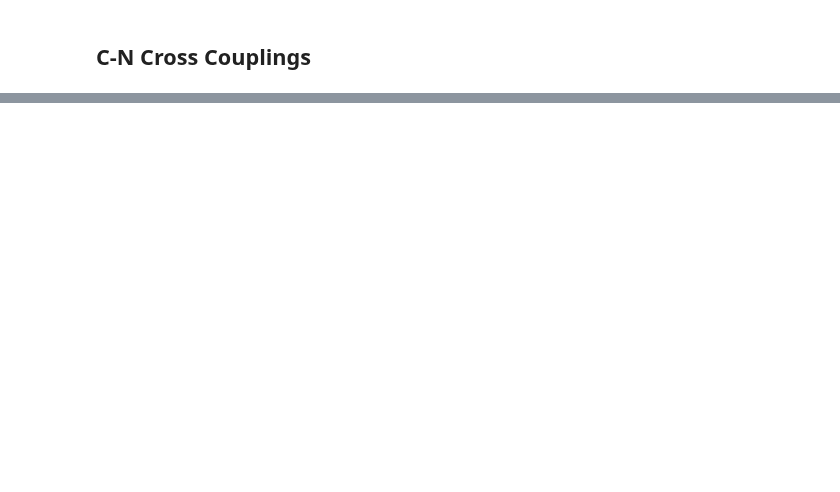
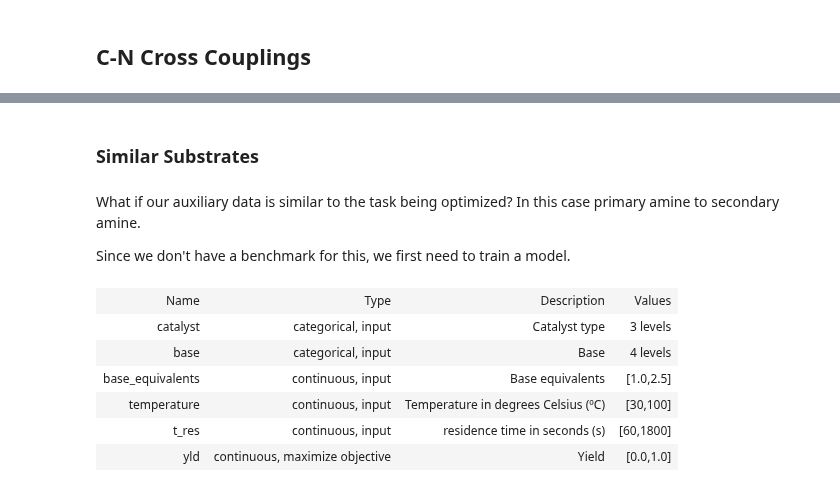
Before and after one commit to sustainable-processes/summit, a Jupyter notebook: experiments/multitask/multitask_paper_results.ipynb, the cells around one changed output, grey strips where cells are left out. Drawn from its saved outputs; the diff is of its cells as text; code cells hidden in the pictures; blank space fills up the shorter version.

```diff
--- a/experiments/multitask/multitask_paper_results.ipynb
+++ b/experiments/multitask/multitask_paper_results.ipynb
@@ -183,0 +191,34 @@ fig.savefig("figures/stbo_mtbo_kinetics_case1-3_noise_comparison.png", bbox_inch
+# %%
+b_df = pd.read_excel("data/baumgartner_data.xlsx", sheet_name="Reaction data")
+# Just the columns we want
+b_df = b_df[[
+    "Optimization",
+    "Base",
+    "Base equivalents",
+    "Temperature (degC)",
+    "Residence Time Actual (s)",
+    "Reaction Yield"
+]]
+# Rename columns
+columns =  {"Optimization": "catalyst",
+    "Base": "base",
+    "Base equivalents": "base_equivalents",
+    "Temperature (degC)": "temperature",
+    "Residence Time Actual (s)": "t_res",
+    "Reaction Yield": "yld"
+}
+b_df = b_df.rename(columns=columns)
+
+# Drop preliminary reactions
+b_df = b_df.iloc[:363,:]
+#Split catalyst column into nucleophile and catlyst
+new = b_df["catalyst"].str.split(" - ", n=1, expand=True)
+# Create new columns
+b_df["nucleophile"] = new[0]
+b_df["catalyst"] = new[1]
+# Create a dtaset for each nucleophile
+nucleophiles = pd.unique(b_df["nucleophile"])
+dfs = {nucleophile: b_df[b_df["nucleophile"]==nucleophile]
+       for nucleophile in nucleophiles}
+datasets = {nucleophile: DataSet.from_df(dfs[nucleophile], metadata_columns="nucleophile")
+            for nucleophile in nucleophiles}
@@ -183,0 +269,24 @@ fig.savefig("figures/stbo_mtbo_kinetics_case1-3_noise_comparison.png", bbox_inch
+# %% [markdown]
+### Similar Substrates
+# %% [markdown]
+What if our auxiliary data is similar to the task being optimized? In this case primary amine to secondary amine.
+
+Since we don't have a benchmark for this, we first need to train a model.
+# %%
+#Create the domain based on Baumgartner, but with different bases
+bases_primary = pd.unique(datasets["Phenethylamine"]["base"])
+bases_secondary = pd.unique(datasets["Morpholine"]["base"])
+assert bases_primary.all() == bases_secondary.all()
+exp = BaumgartnerCrossCouplingEmulator()
+new_domain = deepcopy(exp.domain)
+bases = list(pd.unique(datasets["Morpholine"]["base"]))
+new_domain["base"] = CategoricalVariable(name="base", description="Base", levels=bases)
+new_domain
+# %% [output]
+| Name | Type | Description | Values |
+| catalyst | categorical, input | Catalyst type | 3 levels |
+| base | categorical, input | Base | 4 levels |
+| base_equivalents | continuous, input | Base equivalents | [1.0,2.5] |
+| temperature | continuous, input | Temperature in degrees Celsius (ºC) | [30,100] |
+| t_res | continuous, input | residence time in seconds (s) | [60,1800] |
+| yld | continuous, maximize objective | Yield | [0.0,1.0] |
```
Also changed, not shown: parts of 22 cells of this notebook, 40 other files.
